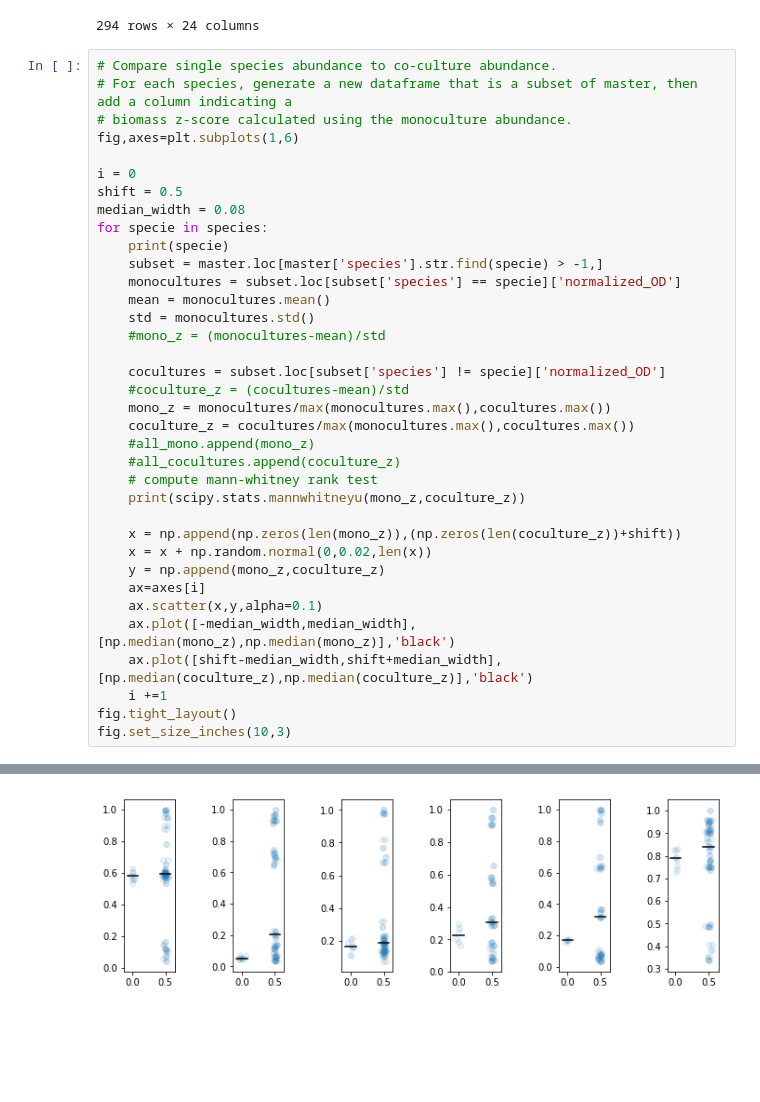
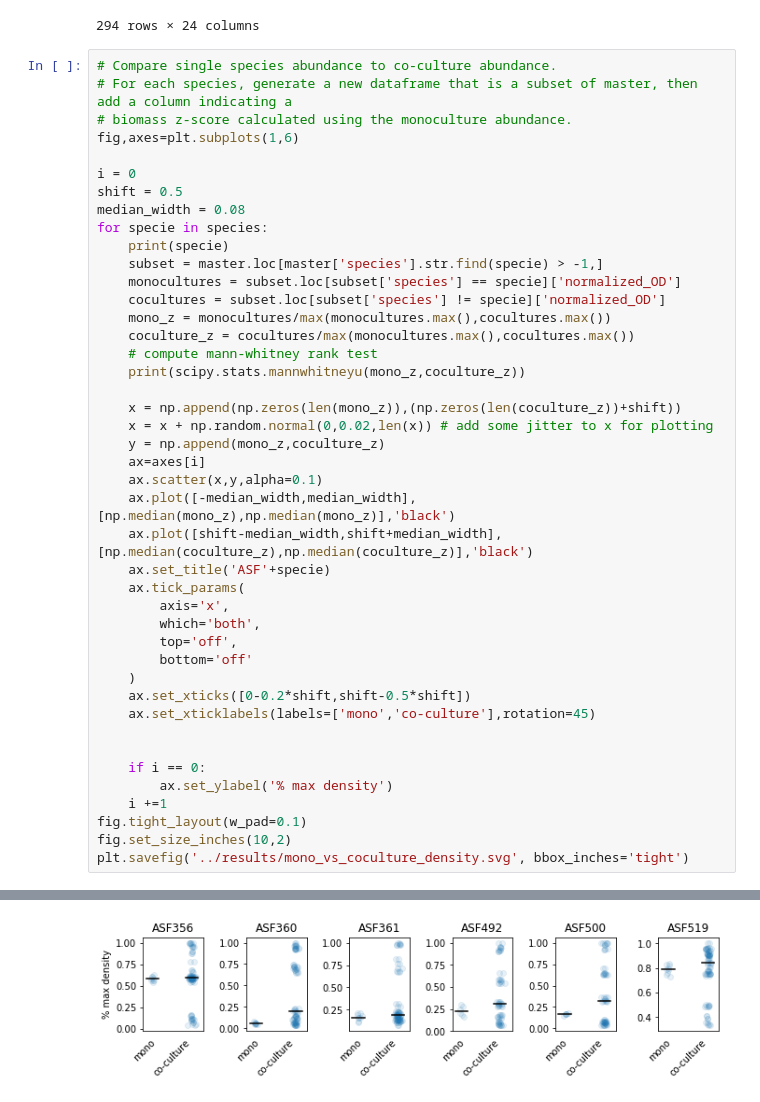
Before and after one commit to gregmedlock/asf_interactions, a Jupyter notebook: bin/abundance_plotting.ipynb, the cells around one changed output, grey strips where cells are left out. Saved outputs shown, nothing was run; the diff lists cells and outputs as text; blank space fills up the shorter version.

Commit message:
finalized plotting for total culture density comparisons, cleaned notebook

```diff
--- a/bin/qPCR_plotting.ipynb
+++ b/bin/abundance_plotting.ipynb
@@ -297,43 +297,50 @@ median_width = 0.08
 for specie in species:
     print(specie)
     subset = master.loc[master['species'].str.find(specie) > -1,]
     monocultures = subset.loc[subset['species'] == specie]['normalized_OD']
-    mean = monocultures.mean()
-    std = monocultures.std()
-    #mono_z = (monocultures-mean)/std
-
     cocultures = subset.loc[subset['species'] != specie]['normalized_OD']
-    #coculture_z = (cocultures-mean)/std
     mono_z = monocultures/max(monocultures.max(),cocultures.max())
     coculture_z = cocultures/max(monocultures.max(),cocultures.max())
-    #all_mono.append(mono_z)
-    #all_cocultures.append(coculture_z)
     # compute mann-whitney rank test
     print(scipy.stats.mannwhitneyu(mono_z,coculture_z))
 
     x = np.append(np.zeros(len(mono_z)),(np.zeros(len(coculture_z))+shift))
-    x = x + np.random.normal(0,0.02,len(x))
+    x = x + np.random.normal(0,0.02,len(x)) # add some jitter to x for plotting
     y = np.append(mono_z,coculture_z)
     ax=axes[i]
     ax.scatter(x,y,alpha=0.1)
     ax.plot([-median_width,median_width],[np.median(mono_z),np.median(mono_z)],'black')
     ax.plot([shift-median_width,shift+median_width],[np.median(coculture_z),np.median(coculture_z)],'black')
+    ax.set_title('ASF'+specie)
+    ax.tick_params(
+        axis='x',
+        which='both',
+        top='off',
+        bottom='off'
+    )
+    ax.set_xticks([0-0.2*shift,shift-0.5*shift])
+    ax.set_xticklabels(labels=['mono','co-culture'],rotation=45)
+
+
+    if i == 0:
+        ax.set_ylabel('% max density')
     i +=1
-fig.tight_layout()
-fig.set_size_inches(10,3)
+fig.tight_layout(w_pad=0.1)
+fig.set_size_inches(10,2)
+plt.savefig('../results/mono_vs_coculture_density.svg', bbox_inches='tight')
 # %% [output]
 356
 MannwhitneyuResult(statistic=311.0, pvalue=0.23793661740111438)
 360
 MannwhitneyuResult(statistic=97.0, pvalue=0.00016433127378176436)
 361
 MannwhitneyuResult(statistic=274.0, pvalue=0.11301490012549925)
 492
 MannwhitneyuResult(statistic=142.0, pvalue=0.16095753225202408)
 500
 MannwhitneyuResult(statistic=162.0, pvalue=0.28620842254734169)
 519
 MannwhitneyuResult(statistic=294.0, pvalue=0.17319458498901147)
-[figure, old version]
+[figure, new version]
 # %%
 # Do the same with 361 excluded
```
Also changed, not shown: parts of 2 cells of this notebook, 4 other files.
